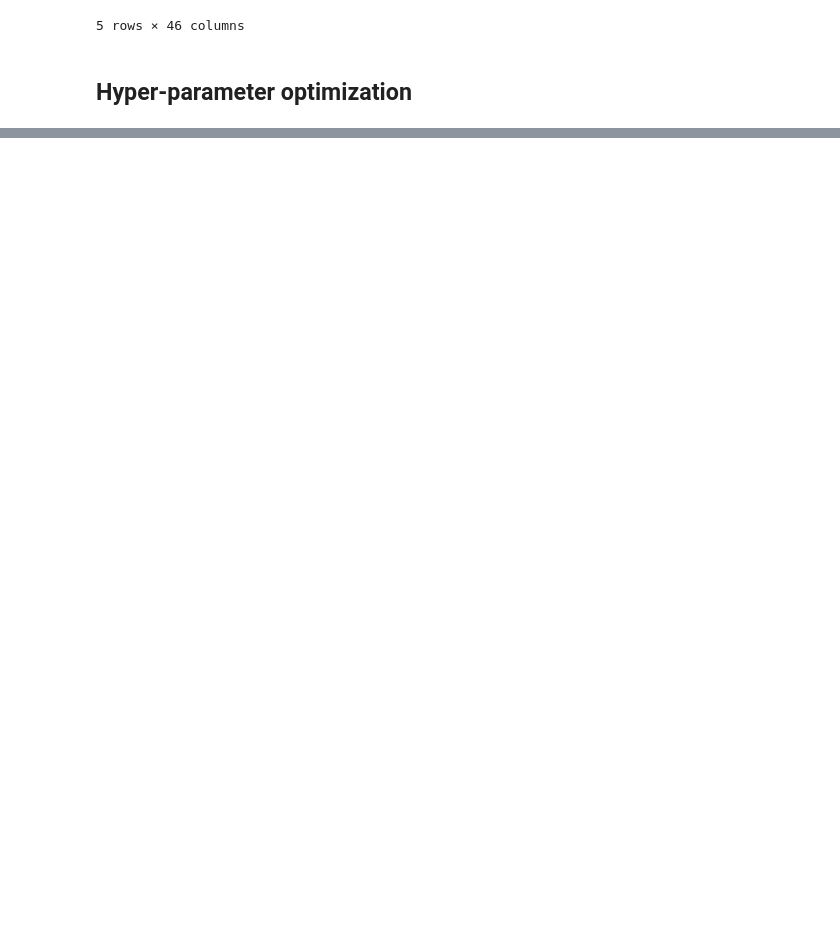
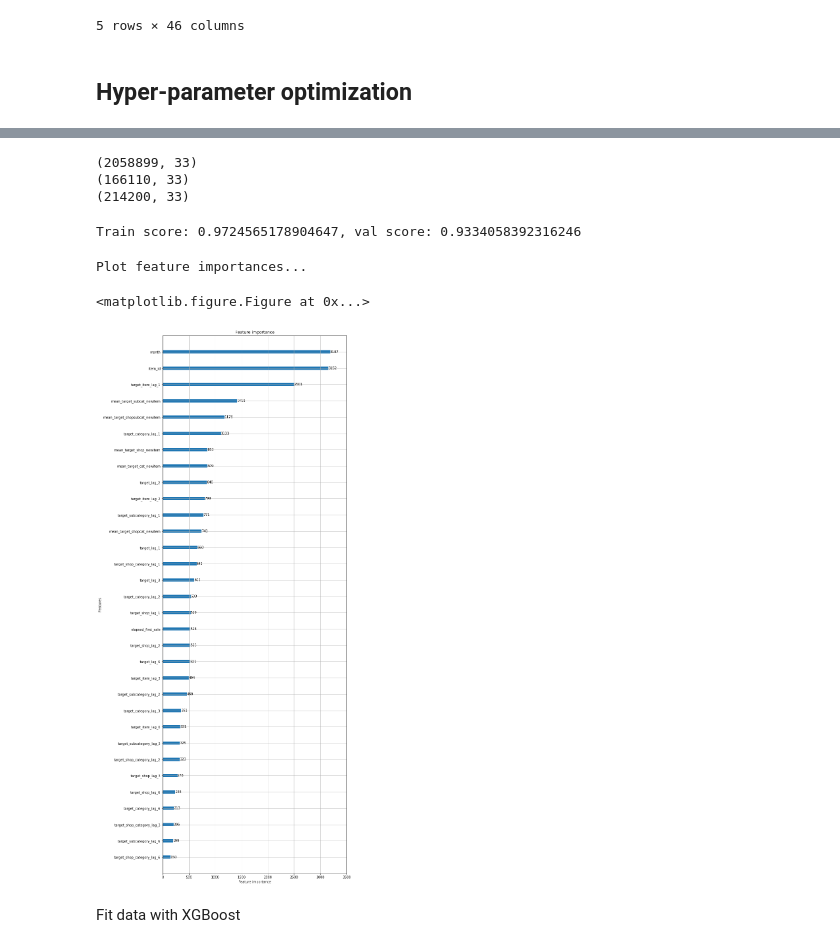
Before and after one commit to justinthe/kaggle_predict_future_sales, a Jupyter notebook: notebook/predict_future_sales_model_3.ipynb, the cells around one changed output, grey strips where cells are left out. Cells and saved outputs as stored; diff of their text form; code cells hidden in the pictures; blank space fills up the shorter version.

Commit message:
trained model

```diff
--- a/notebook/predict_future_sales_model_3.ipynb
+++ b/notebook/predict_future_sales_model_3.ipynb
@@ -110,0 +143,6 @@ all_data.head(5)
+# %%
+lag_cols = ['target','target_shop','target_item','target_category', 'target_subcategory','target_shop_category']
+# %%
+for lag_col in lag_cols:
+    for lag in [1, 2, 3, 6]:
+        features.append('{0}_lag_{1}'.format(lag_col, lag))
@@ -110,0 +169,31 @@ all_data.head(5)
+# %%
+X_train = train[features]
+y_train = train['target']
+
+X_val = validation[features]
+y_val = validation['target']
+
+X_test = test[features]
+
+print(X_train.shape)
+print(X_val.shape)
+print(X_test.shape)
+# %% [output]
+(2058899, 33)
+(166110, 33)
+(214200, 33)
+# %%
+lgb_params = {
+    'feature_fraction': 0.75,
+    'metric': 'rmse',
+    'nthread': 4,
+    'min_data_in_leaf': 2**7,
+    'bagging_fraction': 0.75,
+    'learning_rate': 0.03,
+    'objective': 'mse',
+    'bagging_seed': 2**7,
+    'num_leaves': 2**8,
+    'bagging_freq': 1
+}
+
+lgb_model = lgb.train(lgb_params, lgb.Dataset(X_train, label=y_train), 100)
@@ -110,0 +211,15 @@ all_data.head(5)
+# %%
+print('Train score: {0}, val score: {1}'.format(train_score, val_score))
+# %% [output]
+Train score: 0.9724565178904647, val score: 0.9334058392316246
+# %%
+print('Plot feature importances...')
+fig = plt.figure(figsize=(10, 30))
+ax = lgb.plot_importance(lgb_model, figsize=(10, 30))
+plt.show()
+# %% [output]
+Plot feature importances...
+<matplotlib.figure.Figure at 0x...>
+[figure, added]
+# %% [markdown]
+Fit data with XGBoost
```
Also changed, not shown: parts of 10 cells of this notebook, 1 other file.
